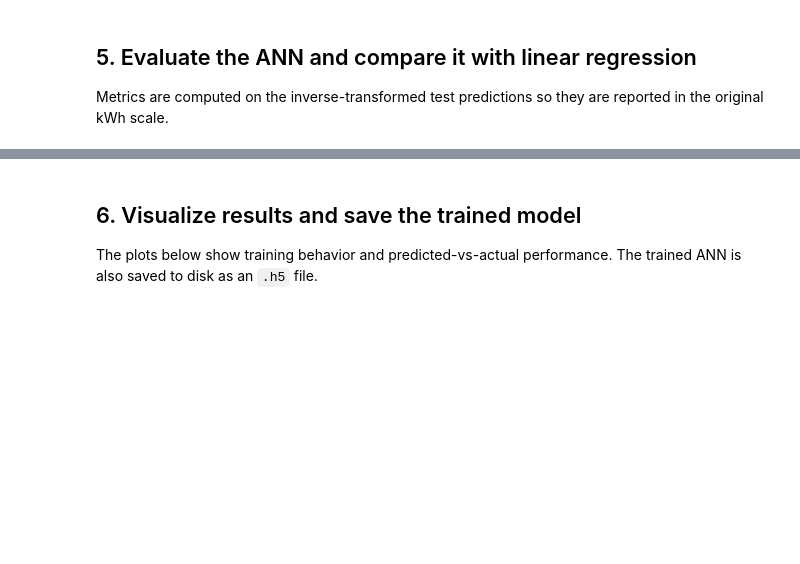
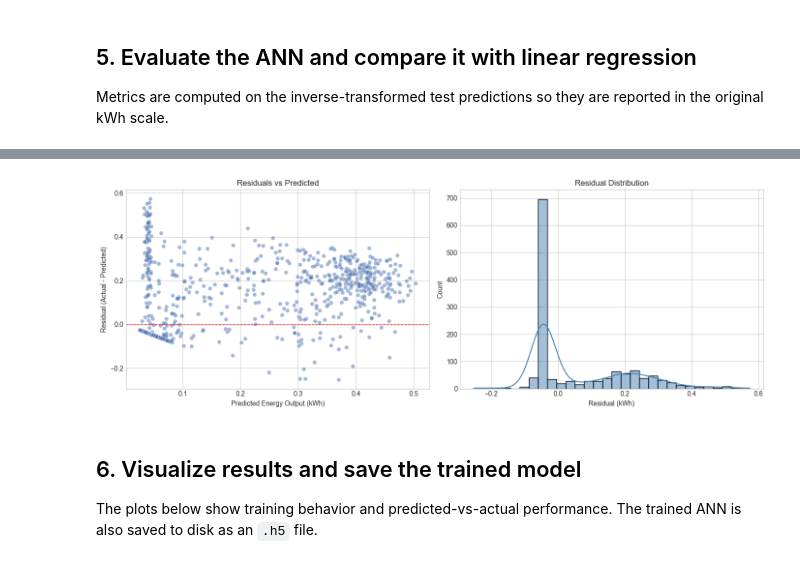
Before and after one commit to Hermes335/IS_PROJ, a Jupyter notebook: renewable_energy_ann.ipynb, the cells around one changed output, grey strips where cells are left out. Cells and saved outputs as stored; diff of their text form; code cells hidden in the pictures; blank space fills up the shorter version.

```diff
--- a/renewable_energy_ann.ipynb
+++ b/renewable_energy_ann.ipynb
@@ -423,6 +450,25 @@ Relative_Humidity   :  0.3855  ████████████████
 Wind_Speed          :  0.2176  ██████████
 month               : -0.1352  ██████
 ======================================================================
+# %%
+residuals = y_test_true - ann_pred
+
+fig, axes = plt.subplots(1, 2, figsize=(14, 5))
+
+sns.scatterplot(x=ann_pred, y=residuals, alpha=0.5, ax=axes[0])
+axes[0].axhline(0, color='red', linestyle='--', linewidth=1)
+axes[0].set_title('Residuals vs Predicted')
+axes[0].set_xlabel('Predicted Energy Output (kWh)')
+axes[0].set_ylabel('Residual (Actual - Predicted)')
+
+sns.histplot(residuals, bins=30, kde=True, ax=axes[1], color='steelblue')
+axes[1].set_title('Residual Distribution')
+axes[1].set_xlabel('Residual (kWh)')
+
+plt.tight_layout()
+plt.show()
+# %% [output]
+[figure, added]
 # %% [markdown]
 ## 6. Visualize results and save the trained model
 
```
Also changed, not shown: parts of 9 cells of this notebook, 2 other files.
